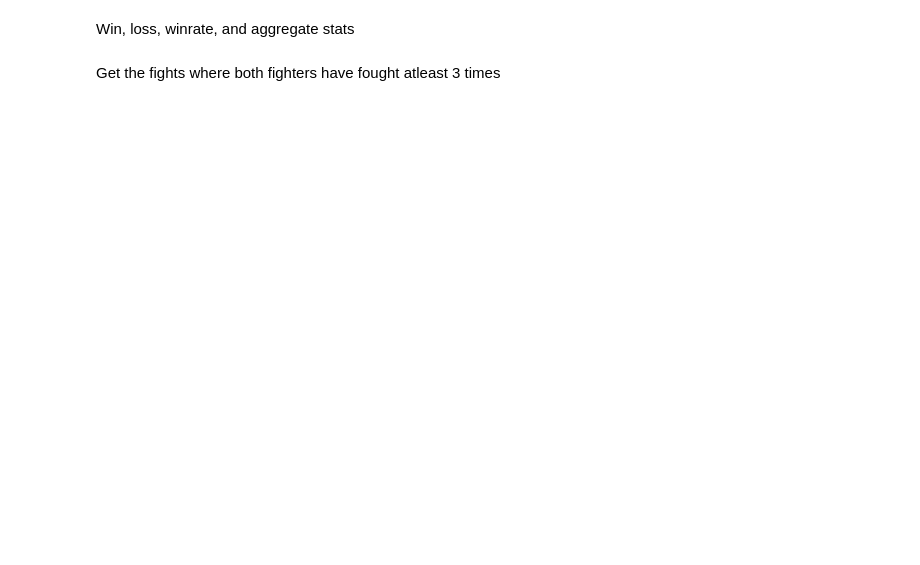
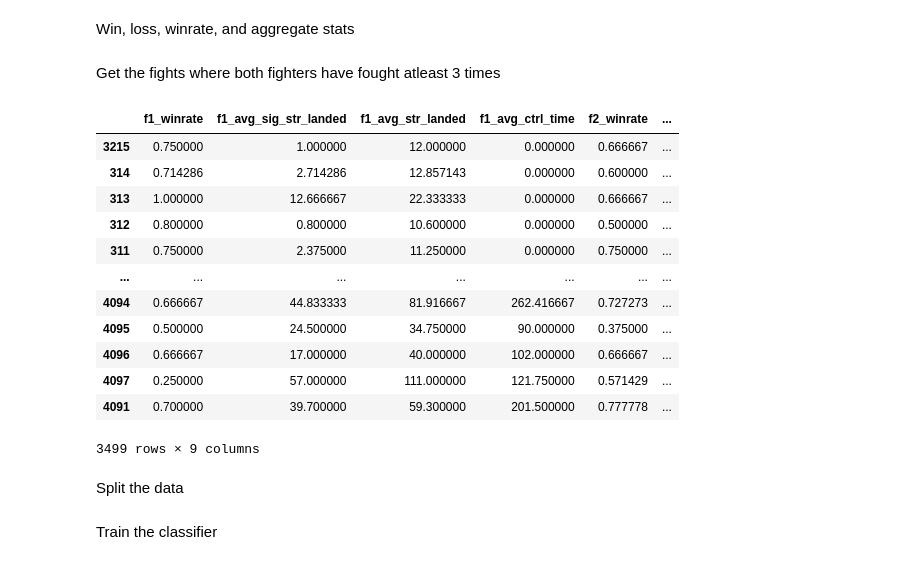
Before and after one commit to cjgnass/ufc-stat-scraper, a Jupyter notebook: notebook.ipynb, the cells around one changed output. Drawn from its saved outputs; the diff is of its cells as text; code cells hidden in the pictures; blank space fills up the shorter version.

```diff
--- a/notebook.ipynb
+++ b/notebook.ipynb
@@ -285,30 +234,51 @@ for _, row in fight_df.iterrows():
 ## Add to data frame ##
 # fighter 1
 feature_df['f1_winrate'] = f1_winrate_list
-feature_df['f1_wins'] = f1_win_list
-feature_df['f1_losses'] = f1_loss_list
+# feature_df['f1_wins'] = f1_win_list
+# feature_df['f1_losses'] = f1_loss_list
 feature_df['f1_fights'] = f1_fight_list
-feature_df['f1_avg_kd'] = f1_avg_kd_list
+# feature_df['f1_avg_kd'] = f1_avg_kd_list
 feature_df['f1_avg_sig_str_landed'] = f1_avg_sig_str_landed_list
 feature_df['f1_avg_str_landed'] = f1_avg_str_landed_list
 feature_df['f1_avg_td_comp'] = f1_avg_td_comp_list
 feature_df['f1_avg_ctrl_time'] = f1_avg_ctrl_time_list
-feature_df['f1_elo_pre'] = f1_elo_list
+
 
 # fighter 2
 feature_df['f2_winrate'] = f2_winrate_list
-feature_df['f2_wins'] = f2_win_list
-feature_df['f2_losses'] = f2_loss_list
+# feature_df['f2_wins'] = f2_win_list
+# feature_df['f2_losses'] = f2_loss_list
 feature_df['f2_fights'] = f2_fight_list
-feature_df['f2_avg_kd'] = f2_avg_kd_list
+# feature_df['f2_avg_kd'] = f2_avg_kd_list
 feature_df['f2_avg_sig_str_landed'] = f2_avg_sig_str_landed_list
 feature_df['f2_avg_str_landed'] = f2_avg_str_landed_list
 feature_df['f2_avg_td_comp'] = f2_avg_td_comp_list
 feature_df['f2_avg_ctrl_time'] = f2_avg_ctrl_time_list
-feature_df['f2_elo_pre'] = f2_elo_list
+
 
 feature_df.to_csv('feature_df.cvs')
 # %% [markdown]
 Get the fights where both fighters have fought atleast 3 times
 # %%
 feature_df = feature_df[(feature_df['f1_fights'] >= 3) & (feature_df['f2_fights'] >= 3)]
+# %%
+# Encode 1 if f1 wins, 0 if f2 wins
+feature_df['label'] = (feature_df['winner'] == feature_df['f1']).astype(int)
+feature_df = feature_df.drop(columns=['f1', 'f2', 'winner', 'f1_fights', 'f2_fights'])
+feature_df.dropna()
+# %% [output]
+|  | f1_winrate | f1_avg_sig_str_landed | f1_avg_str_landed | f1_avg_ctrl_time | f2_winrate | ... |
+| 3215 | 0.750000 | 1.000000 | 12.000000 | 0.000000 | 0.666667 | ... |
+| 314 | 0.714286 | 2.714286 | 12.857143 | 0.000000 | 0.600000 | ... |
+| 313 | 1.000000 | 12.666667 | 22.333333 | 0.000000 | 0.666667 | ... |
+| 312 | 0.800000 | 0.800000 | 10.600000 | 0.000000 | 0.500000 | ... |
+| 311 | 0.750000 | 2.375000 | 11.250000 | 0.000000 | 0.750000 | ... |
+| ... | ... | ... | ... | ... | ... | ... |
+| 4094 | 0.666667 | 44.833333 | 81.916667 | 262.416667 | 0.727273 | ... |
+| 4095 | 0.500000 | 24.500000 | 34.750000 | 90.000000 | 0.375000 | ... |
+| 4096 | 0.666667 | 17.000000 | 40.000000 | 102.000000 | 0.666667 | ... |
+| 4097 | 0.250000 | 57.000000 | 111.000000 | 121.750000 | 0.571429 | ... |
+| 4091 | 0.700000 | 39.700000 | 59.300000 | 201.500000 | 0.777778 | ... |
+3499 rows × 9 columns
+# %% [markdown]
+Split the data
@@ -314,0 +292,2 @@ feature_df = feature_df[(feature_df['f1_fights'] >= 3) & (feature_df['f2_fights'
+# %% [markdown]
+Train the classifier
```
Also changed, not shown: parts of 5 cells of this notebook, 8 other files.
